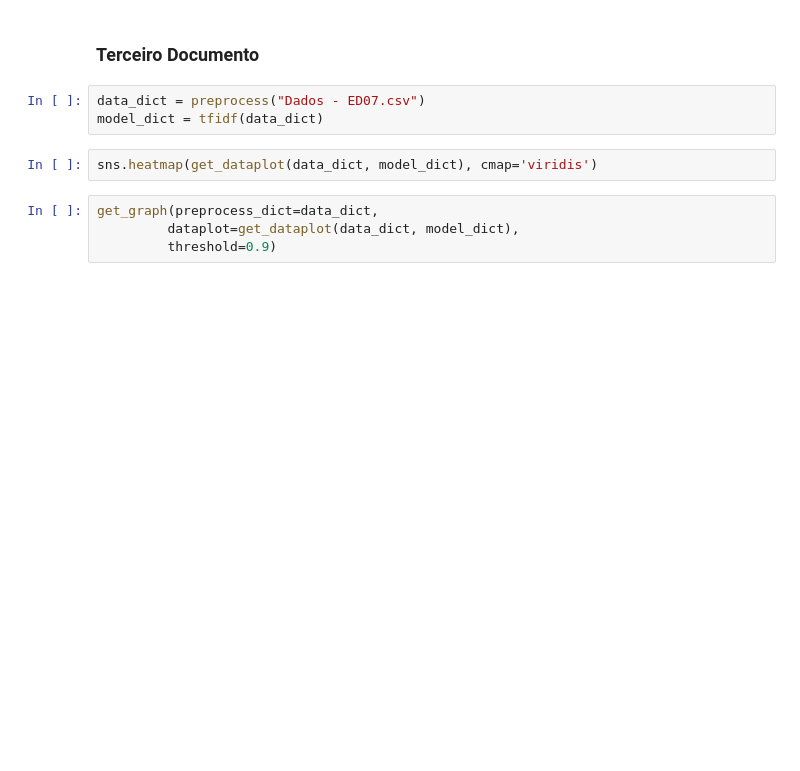
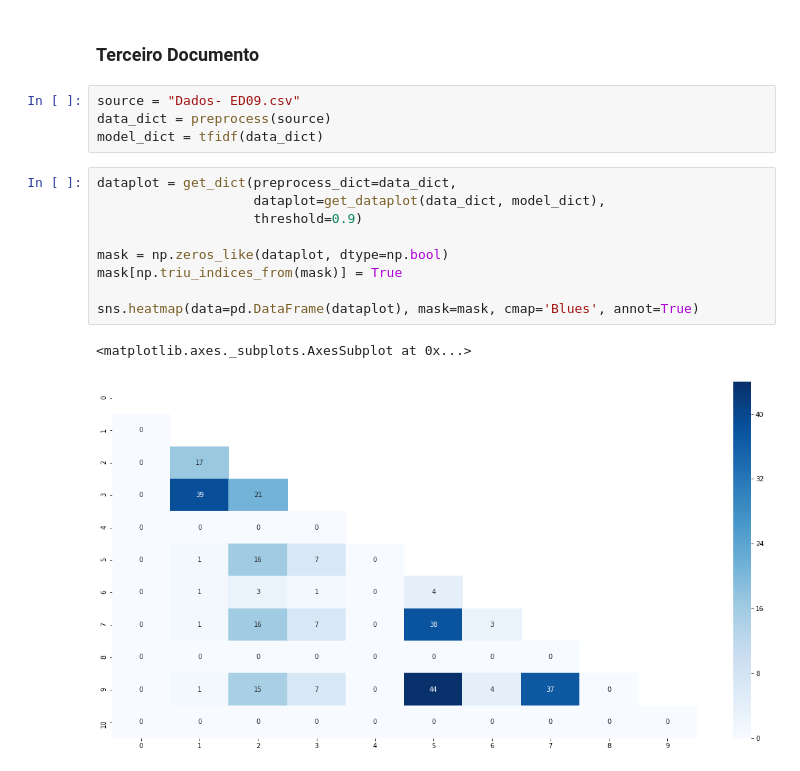
Before and after one commit to luanagbmartins/inteligencia-artificial, a Jupyter notebook: Módulo 6 - Processamento de Linguagem Natural/AP_06_ LuanaGuedes_RuanChaves_ThiagoMonteles-Copy1.ipynb, the cells around one changed output. Cells and saved outputs as stored; diff of their text form; blank space fills up the shorter version.

```diff
--- a/Módulo 6 - Processamento de Linguagem Natural/AP_06_ LuanaGuedes_RuanChaves_ThiagoMonteles-Copy1.ipynb
+++ b/Módulo 6 - Processamento de Linguagem Natural/AP_06_ LuanaGuedes_RuanChaves_ThiagoMonteles-Copy1.ipynb
@@ -293,11 +340,18 @@ get_graph(preprocess_dict=data_dict,
 # %% [markdown]
 ### Terceiro Documento
-# %%
-data_dict = preprocess("Dados - ED07.csv")
-model_dict = tfidf(data_dict)
-# %%
-sns.heatmap(get_dataplot(data_dict, model_dict), cmap='viridis')
-# %%
-get_graph(preprocess_dict=data_dict,
-         dataplot=get_dataplot(data_dict, model_dict),
-         threshold=0.9)
+# %%
+source = "Dados- ED09.csv"
+data_dict = preprocess(source)
+model_dict = tfidf(data_dict)
+# %%
+dataplot = get_dict(preprocess_dict=data_dict,
+                    dataplot=get_dataplot(data_dict, model_dict),
+                    threshold=0.9)
+
+mask = np.zeros_like(dataplot, dtype=np.bool)
+mask[np.triu_indices_from(mask)] = True
+
+sns.heatmap(data=pd.DataFrame(dataplot), mask=mask, cmap='Blues', annot=True)
+# %% [output]
+<matplotlib.axes._subplots.AxesSubplot at 0x...>
+[figure, added]
```
Also changed, not shown: parts of 21 cells of this notebook, 1 other file.
